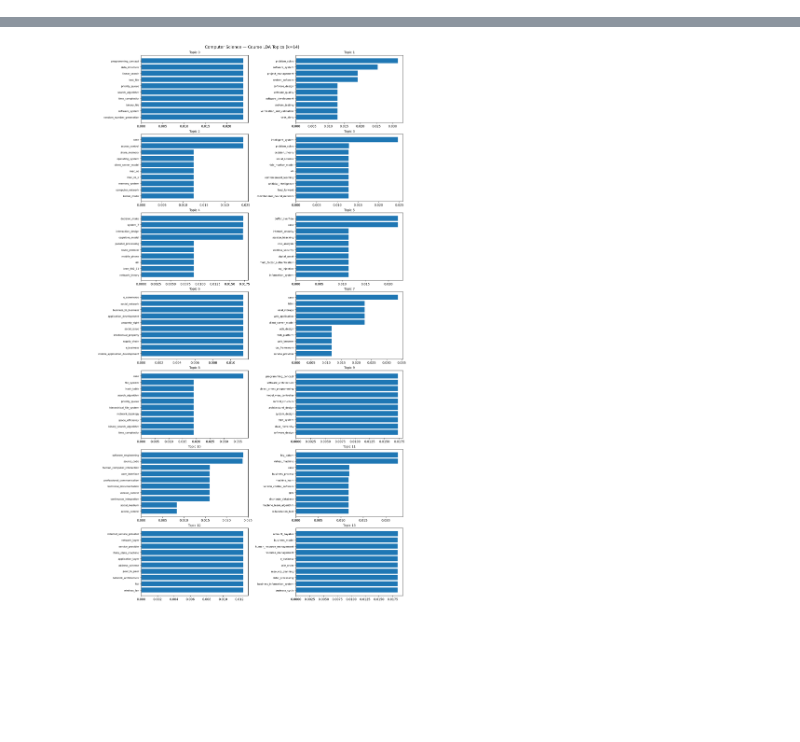
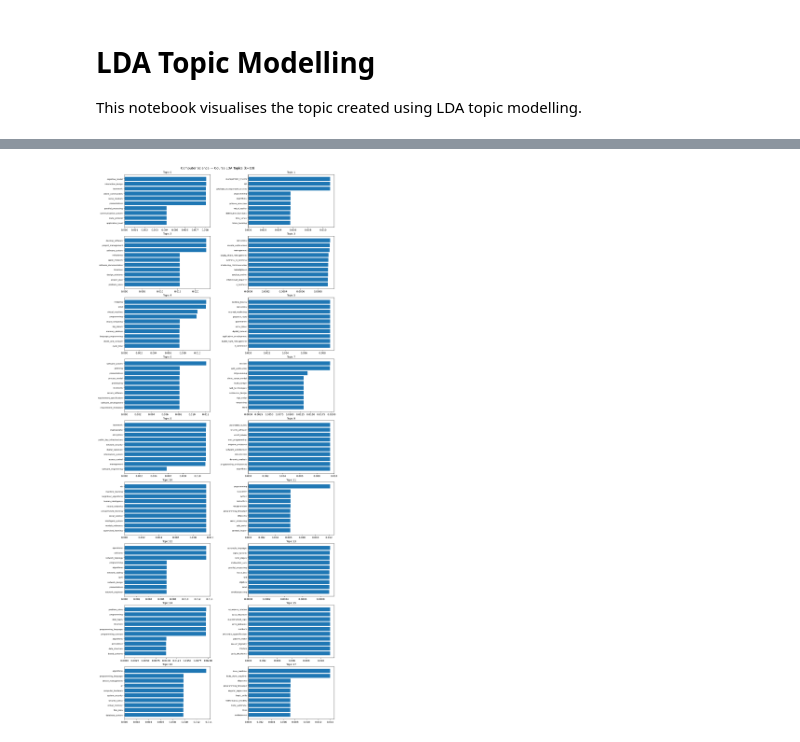
Before and after one commit to dingding1707/final-year-research-project, a Jupyter notebook: notebooks/lda-topic-modelling.ipynb, the cells around one changed output, grey strips where cells are left out. Saved outputs shown, nothing was run; the diff lists cells and outputs as text; code cells hidden in the pictures; blank space fills up the shorter version.

Commit message:
Added result evaluation notebook and readme files

```diff
--- a/notebooks/lda-topic-modelling.ipynb
+++ b/notebooks/lda-topic-modelling.ipynb
@@ -1,3 +1,7 @@
+# %% [markdown]
+# LDA Topic Modelling
+
+This notebook visualises the topic created using LDA topic modelling.
 # %%
 import json
 from pathlib import Path
@@ -7,7 +11,7 @@ import matplotlib.pyplot as plt
 from gensim.corpora import Dictionary
 from gensim.models import LdaModel
 # %%
-DATA_FILE = Path("out/dcit_courses_skills.jsonl")
+DATA_FILE = Path("../out/dcit_courses_skills.jsonl")
 
 df = pd.read_json(DATA_FILE, lines=True)
 
@@ -78,6 +82,6 @@ def plot_top_words(model, num_topics, label, top_n=10):
     plt.suptitle(f"{label} — Course LDA Topics (k={num_topics})", fontsize=13)
     plt.show()
 # %%
-cs_model, cs_dictionary, cs_corpus = train_lda(cs_texts, 14, "Computer Science")
-plot_top_words(cs_model, 14, "Computer Science")
+cs_model, cs_dictionary, cs_corpus = train_lda(cs_texts, 18, "Computer Science")
+plot_top_words(cs_model, 18, "Computer Science")
 # %% [output]
@@ -103,2 +105,2 @@ plot_top_words(cs_model, 14, "Computer Science")
-[figure, old version]
+[figure, new version]
 # %%
```
Also changed, not shown: parts of 2 cells of this notebook, 10 other files.
